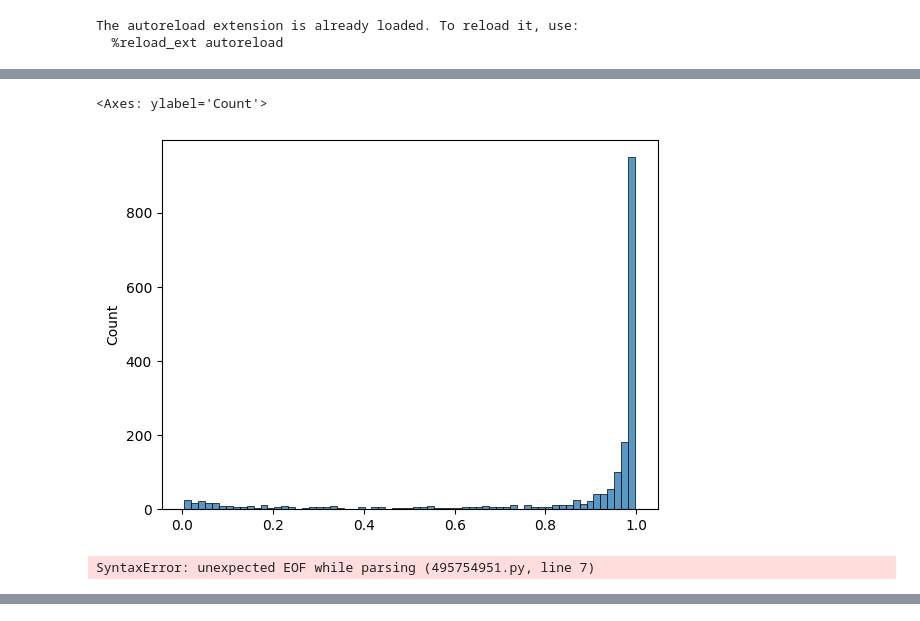
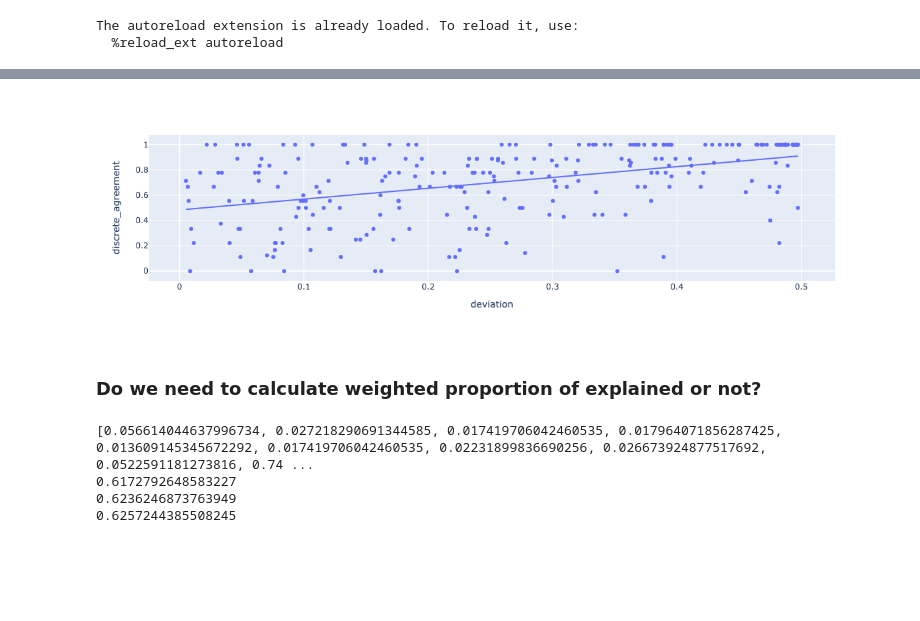
Before and after one commit to nehasrikn/paraphrase-nlu-internal, a Jupyter notebook: experiments/human_consistency/plot_playground_buckets.ipynb, the cells around one changed output, grey strips where cells are left out. Cells and saved outputs as stored; diff of their text form; code cells hidden in the pictures; blank space fills up the shorter version.

```diff
--- a/experiments/human_consistency/plot_playground_buckets.ipynb
+++ b/experiments/human_consistency/plot_playground_buckets.ipynb
@@ -113,5 +72,0 @@ fig.show()
-# %%
-sns.histplot(test_results_snli['specialized_roberta'].confidences)
-# %% [output]
-<Axes: ylabel='Count'>
-[figure, removed]
@@ -123,9 +72,0 @@ weights = hist / np.sum(hist)
-# %%
-selected_buckets = []
-
-for i in range(len(bin_edges) - 1):
-    edge_start = bin_edges[i]
-    edge_end = bin_edges[i + 1]
-    weight = hist[i]/len(test_results_snli['specialized_roberta'].confidences
-# %% [output]
-SyntaxError: unexpected EOF while parsing (495754951.py, line 7)
@@ -135,0 +73,14 @@ SyntaxError: unexpected EOF while parsing (495754951.py, line 7)
+# %%
+import plotly.express as px
+
+# This plot shows that the there is positive correlation between how extreme the confidence is and discrete consistency.
+
+model = human_results['roberta']['snli-human']
+
+x = [b.original_example_prediction.confidence_deviation for b in model.buckets]
+y = [b.bucket_discrete_agreement for b in model.buckets]
+
+fig = px.scatter(x=x, y=y, labels={'x': 'deviation', 'y': 'discrete_agreement'}, trendline="ols")
+
+fig.show()
+# %% [output]
@@ -135,0 +88,42 @@ SyntaxError: unexpected EOF while parsing (495754951.py, line 7)
+[figure, added]
+# %% [markdown]
+### Do we need to calculate weighted proportion of explained or not?
+# %%
+## just do a bunch of different resampling (10K), and then in expectation,
+## the prop explained should be the same as doing the reweighting
+# is reweighting = upsampling?
+
+hist, bin_edges = np.histogram(human_results['roberta']['snli-test'].confidences, bins=10, density=False, range=[0, 1])
+
+weights = hist / np.sum(hist)
+print(list(weights))
+
+bin_ranges = [(bin_edges[i], bin_edges[i + 1]) for i in range(len(bin_edges) - 1)]
+bins = {br: [] for br in bin_ranges}
+
+for bucket in human_results['roberta']['snli-human'].buckets:
+    placed = False
+    for bin_range in bin_ranges:
+        if bin_range[0] <= bucket.original_example_prediction.confidence_in_gold_label < bin_range[1]:
+            bins[bin_range].append(bucket)
+            placed = True
+            break
+    assert placed
+
+selected_buckets = []
+
+seed = [42, 1552, 124]
+for s in seed:
+    random.seed(s)
+
+    for i in range(10000):
+        # choose a bin
+        sampled_bin = random.choices(bin_ranges, weights=weights, k=1)[0]
+        selected_buckets.append(random.choice(bins[sampled_bin]))
+
+    print(BucketDatasetResult(selected_buckets).law_of_total_variance_breakdown()['prop_explained'])
+# %% [output]
+[0.056614044637996734, 0.027218290691344585, 0.017419706042460535, 0.017964071856287425, 0.013609145345672292, 0.017419706042460535, 0.02231899836690256, 0.026673924877517692, 0.0522591181273816, 0.74 ...
+0.6172792648583227
+0.6236246873763949
+0.6257244385508245
```
Also changed, not shown: parts of 10 cells of this notebook, 16 other files.
